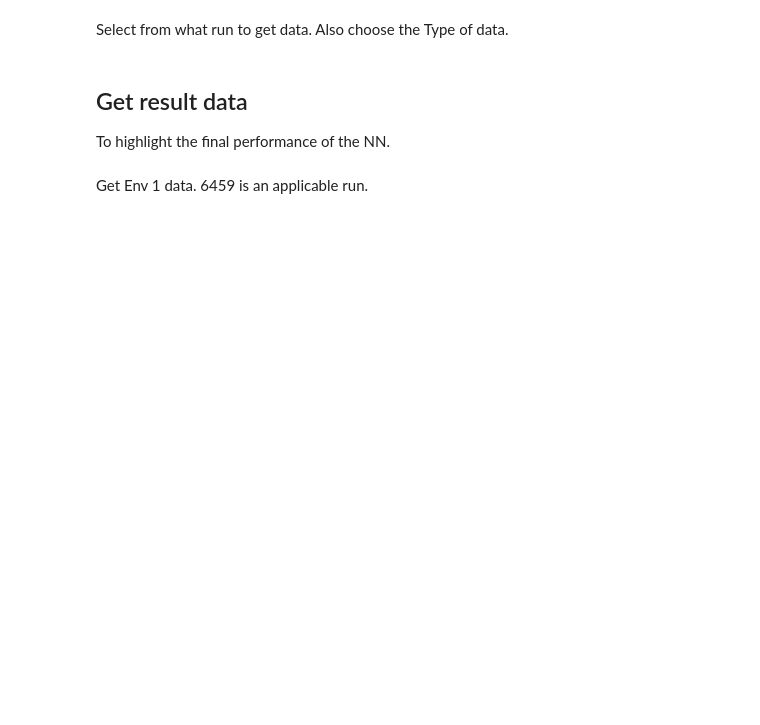
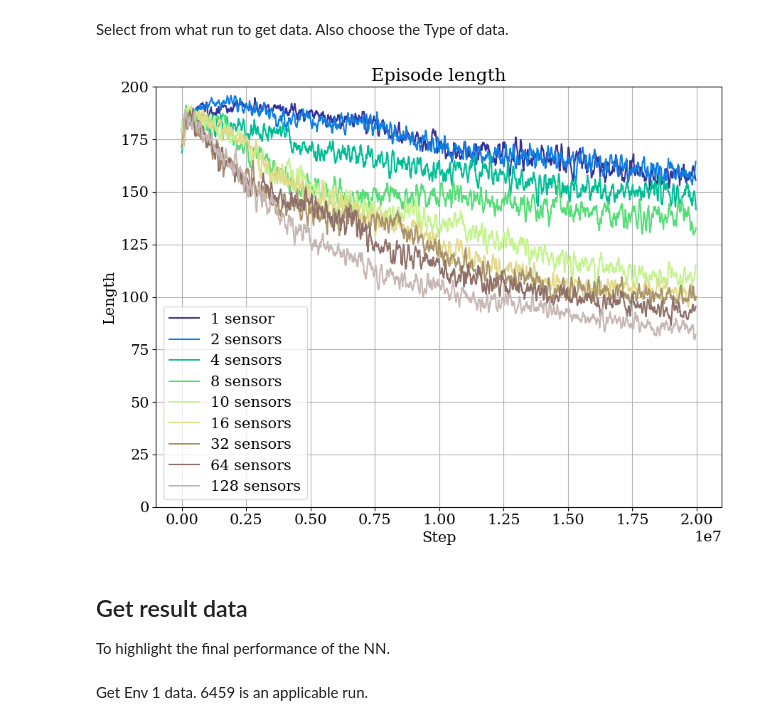
Before and after one commit to muehlefeldt/unity-machine-learning, a Jupyter notebook: python/notebooks/plot.ipynb, the cells around one changed output. Drawn from its saved outputs; the diff is of its cells as text; code cells hidden in the pictures; blank space fills up the shorter version.

Commit message:
Colormap.

```diff
--- a/python/notebooks/plot.ipynb
+++ b/python/notebooks/plot.ipynb
@@ -51,12 +51,12 @@ tag_colors = {
 Select from what run to get data. Also choose the Type of data.
 # %%
 multiple_runs = True
-selected_runs: list[int] = [6465]#list(range(6466, 6475))# [6465]#list(range(6475, 6480)) # list(range(6466, 6475)) #[6072]6466 - 6474
+selected_runs: list[int] = list(range(6466, 6475))#[6465]#list(range(6466, 6475))# [6465]#list(range(6475, 6480)) # list(range(6466, 6475)) #[6072]6466 - 6474
 plot_step = 5
 plot_all = True
 
 # Select the plot you want:
-selected_plot = Plot.RESULT_DATA_ENV2
+selected_plot = Plot.SENSOR_STUDY_EP_LENGTH
 # %%
 """Get y data fro the summary dict using the ID of the training run.
 The tag specifies the selected type of data."""
@@ -111,6 +111,33 @@ with open(summary_file_path, mode="rb") as file:
 # Global plot settings
 matplotlib.rcParams['font.size'] = 15
 matplotlib.rcParams["font.family"] = 'serif'
+# %%
+colors = [
+    "indigo",
+    "blueviolet",
+    "mediumorchid",
+    "hotpink",
+    "salmon",
+    "orange",
+    "goldenrod",
+    "yellowgreen",
+    "greenyellow",
+    "yellow",
+]
+
+colors = [
+"indigo",
+"plum",
+"pink",
+"lightcoral",
+"lightsalmon",
+"goldenrod",
+"olivedrab",
+"khaki",
+"gold",
+"lemonchiffon",
+]
+colors.reverse()
 # %%
 if selected_plot in [
     Plot.SENSOR_STUDY_EP_LENGTH,
@@ -140,7 +167,11 @@ if selected_plot in [
     gs = fig.add_gridspec(ncols=1, nrows=1, figure=fig)
     axs_first = fig.add_subplot(gs[0, 0])
 
-    for id in selected_runs:
+    cmap = plt.get_cmap('terrain')  # Choose a colormap
+    num_runs = len(selected_runs)
+    colors = [cmap(i / num_runs) for i in range(num_runs)]  # Generate colors from the colormap
+
+    for idx, id in enumerate(selected_runs):
         #sensor_count = content[id]['stats']['sensorCount']
         sensor_count = summary_dict[id]["file_contents"]["unity_config"]["sensorCount"]
         #print(sensor_count)
@@ -171,11 +202,13 @@ if selected_plot in [
         else:
             y = filter_data(get_y_data(summary_dict, id, selected_tag))
         #x = content[id]["x_values"][selected_tag]
+        #plt.set_cmap("Dark2")
+
 
         axs_first.plot(
             x,
             y,
-            #color=tag_colors[selected_tag]
+            color=colors[idx],  # Apply color from colormap
             label=run_label
             )
 
@@ -194,33 +227,37 @@ if selected_plot in [
         axs_first.set_title("Episode length")
 
     elif selected_plot is Plot.SENSOR_STUDY_INITIAL_COLLISION:
         axs_first.set_ylim(0, 200)
         axs_first.set_ylabel("Count")
         axs_first.set_title("Initial Collisions")
 
     elif selected_plot is Plot.SENSOR_STUDY_CONTINUED_COLLISION:
         axs_first.set_ylim(0, 200)
         axs_first.set_ylabel("Count")
         axs_first.set_title("Continued Collisions")
 
     elif selected_plot is Plot.SENSOR_STUDY_DOOR_GOOD:
         axs_first.set_title("Correct Door Passages")
         axs_first.set_ylim(0, 95)
 
     elif selected_plot is Plot.SENSOR_STUDY_DOOR_BAD:
         axs_first.set_title("Incorrect Door Passages")
         axs_first.set_ylim(0, 95)
 
     axs_first.set_xlabel("Step")
 
     axs_first.legend()
     axs_first.grid()
 
     plt.subplots_adjust(hspace=0.4)
     plt.style.use("default")
+
     plt.tight_layout()
     #plt.savefig(f"{selected_run}_all.pdf")
+
     fig.savefig(f"{selected_runs[0]}-{selected_runs[-1]}_{selected_plot}.pdf")
+# %% [output]
+[figure, added]
 # %%
 if selected_plot is Plot.COLLISION:
     fig = plt.figure(figsize=(9, 7))
```
Also changed, not shown: parts of 11 cells of this notebook.
